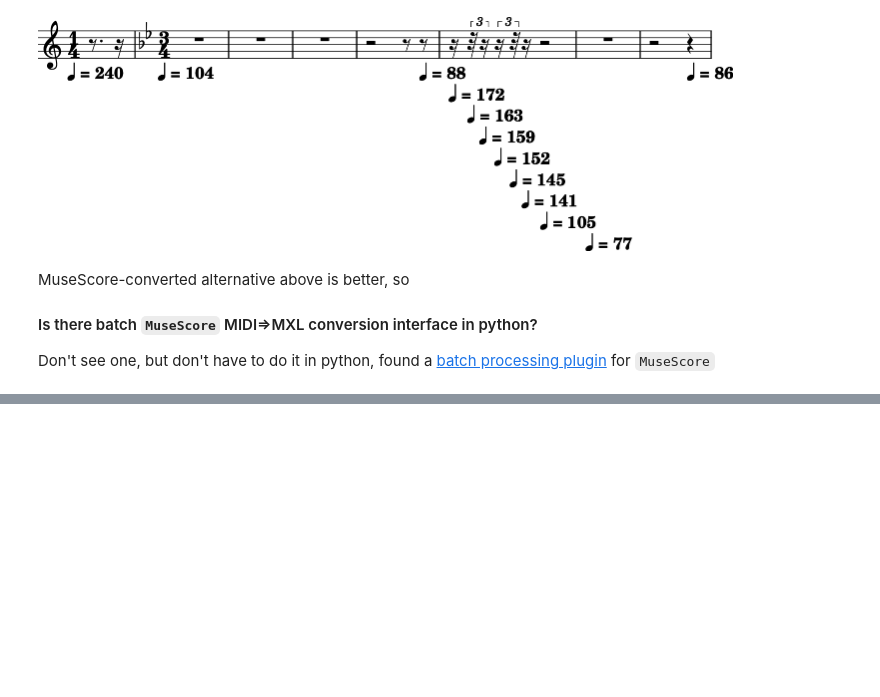
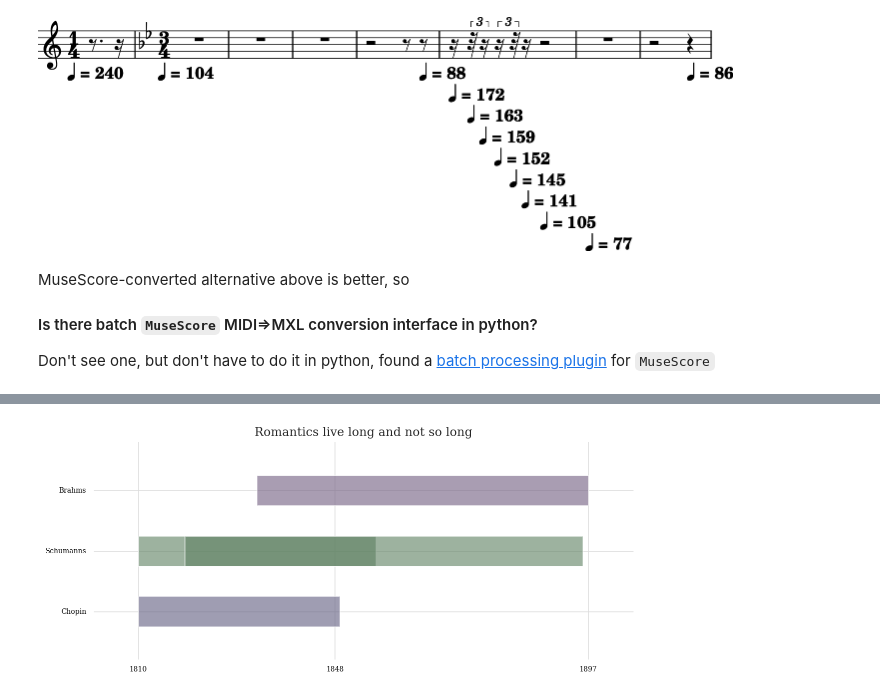
Before and after one commit to StefanHeng/Symbolic-Music-Generation, a Jupyter notebook: explore_package/explore_mxl_processing.ipynb, the cells around one changed output, grey strips where cells are left out. Drawn from its saved outputs; the diff is of its cells as text; code cells hidden in the pictures; blank space fills up the shorter version.

Commit message:
Update: refine music 21 pianoroll plot

```diff
--- a/explore_package/explore_mxl_processing.ipynb
+++ b/explore_package/explore_mxl_processing.ipynb
@@ -365,0 +385,18 @@ scr.plot('pianoroll', figureSize=(10, 3), constrained_layout=False)
+# %%
+data = [('Chopin', [(1810, 1849 - 1810)]),
+        ('Schumanns', [(1810, 1856 - 1810), (1819, 1896 - 1819)]),
+        ('Brahms', [(1833, 1897 - 1833)])]
+xTicks = [(1810, '1810'),
+          (1848, '1848'),
+          (1897, '1897')]
+ghb = music21.graph.primitives.GraphHorizontalBar()
+ghb.title = 'Romantics live long and not so long'
+ghb.data = data
+ghb.setTicks('x', xTicks)
+
+ghb.doneAction = None  # The `show` action calls figure.show() which doesn't seem to work in Pycharm
+ghb.process()
+# ghb.callDoneAction()
+plt.show()
+# %% [output]
+[figure, added]
```
Also changed, not shown: parts of 8 cells of this notebook, 1 other file.
